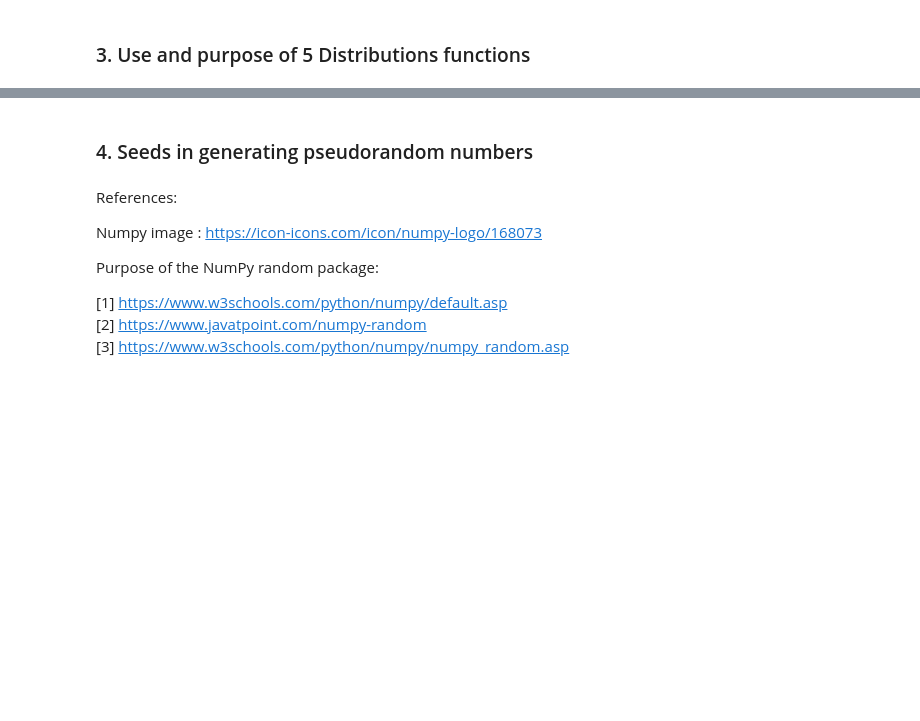
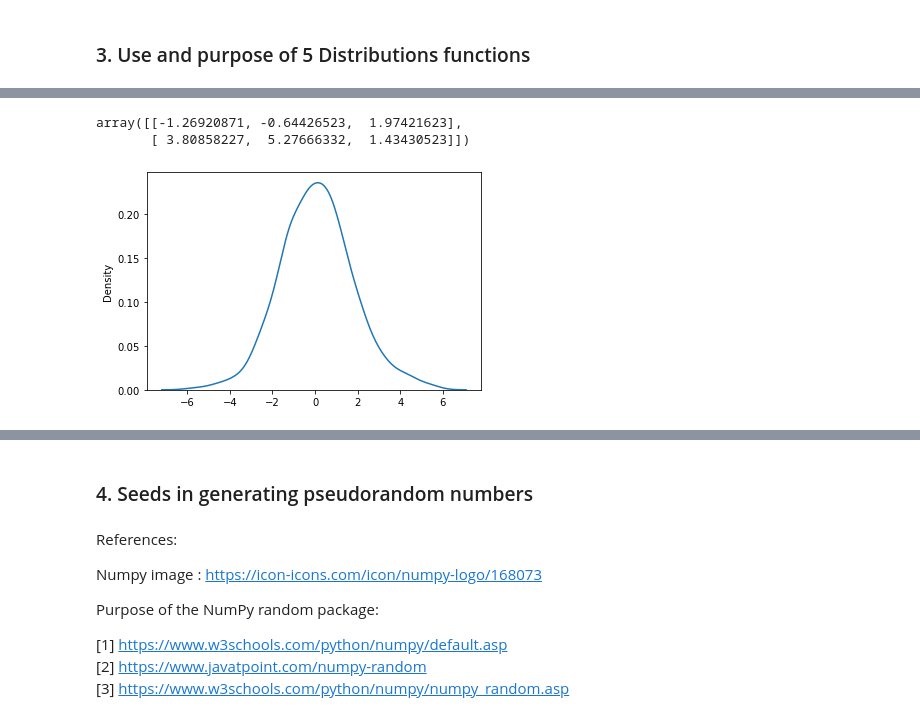
Before and after one commit to Michelleoc/programming-for-data-analysis-assignment, a Jupyter notebook: numpy-random-assignment.ipynb, the cells around one changed output, grey strips where cells are left out. Cells and saved outputs as stored; diff of their text form; code cells hidden in the pictures; blank space fills up the shorter version.

```diff
--- a/numpy-random-assignment.ipynb
+++ b/numpy-random-assignment.ipynb
@@ -238,0 +381,12 @@ array([6, 5, 2, 0, 7, 1, 3, 4, 8, 9])
+# %%
+x = random.logistic(loc=1, scale=2, size=(2, 3))
+x
+# %% [output]
+array([[-1.26920871, -0.64426523,  1.97421623],
+       [ 3.80858227,  5.27666332,  1.43430523]])
+# %%
+import seaborn as sns
+sns.distplot(random.logistic(size=1000), hist=False)
+plt.show()
+# %% [output]
+[figure, added]
```
Also changed, not shown: parts of 41 cells of this notebook.
